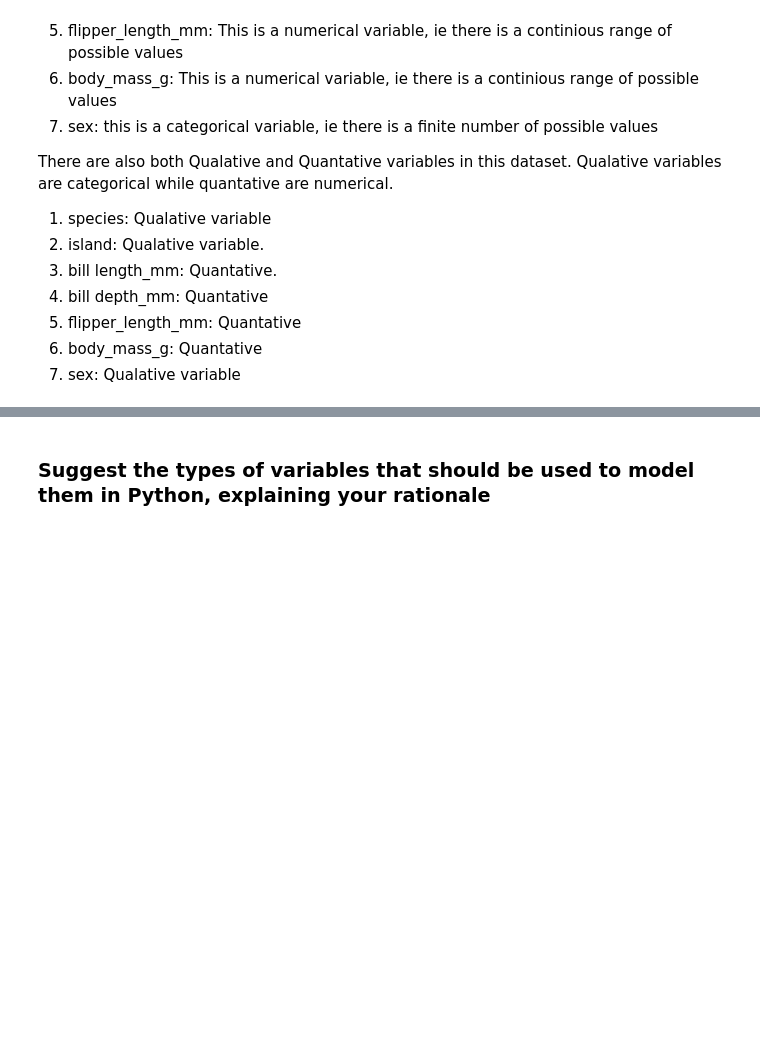
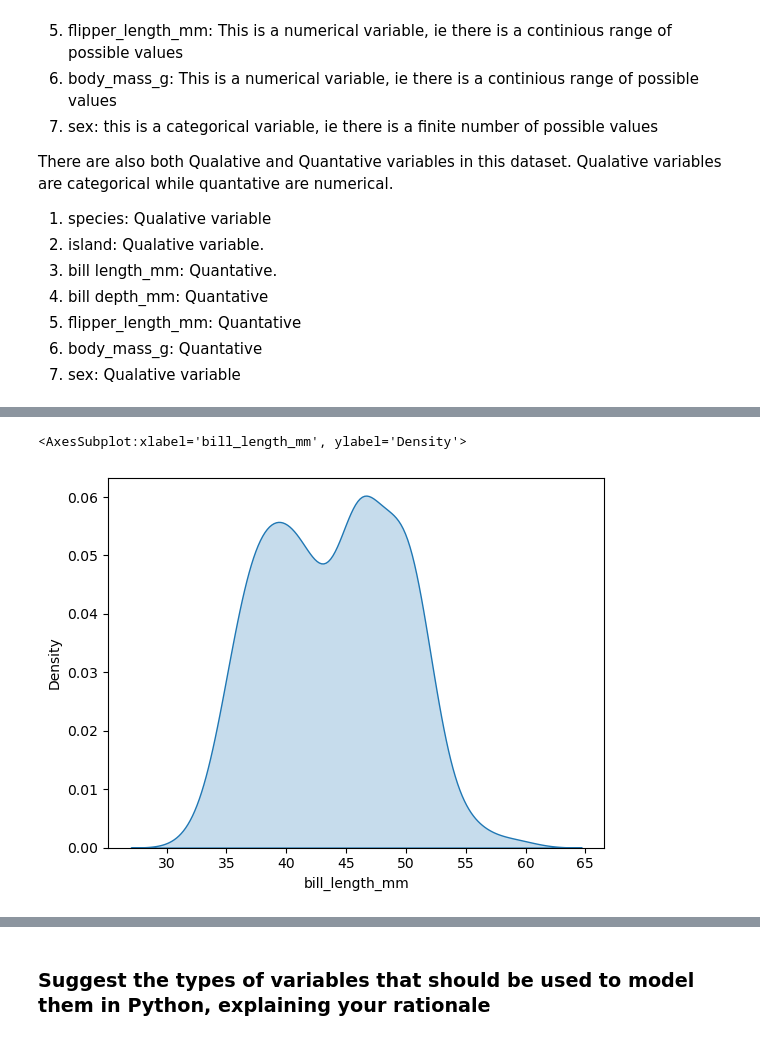
Before and after one commit to dectan/FUNDAMENTALS-OF-DATA-ANALYSIS, a Jupyter notebook: tasks.ipynb, the cells around one changed output, grey strips where cells are left out. Saved outputs shown, nothing was run; the diff lists cells and outputs as text; code cells hidden in the pictures; blank space fills up the shorter version.

```diff
--- a/tasks.ipynb
+++ b/tasks.ipynb
@@ -128,0 +133,5 @@ dtype: object
+# %%
+sns.kdeplot(df['bill_length_mm'],shade=True, label="bill_length_mm")
+# %% [output]
+<AxesSubplot:xlabel='bill_length_mm', ylabel='Density'>
+[figure, added]
```
Also changed, not shown: parts of 13 cells of this notebook.
